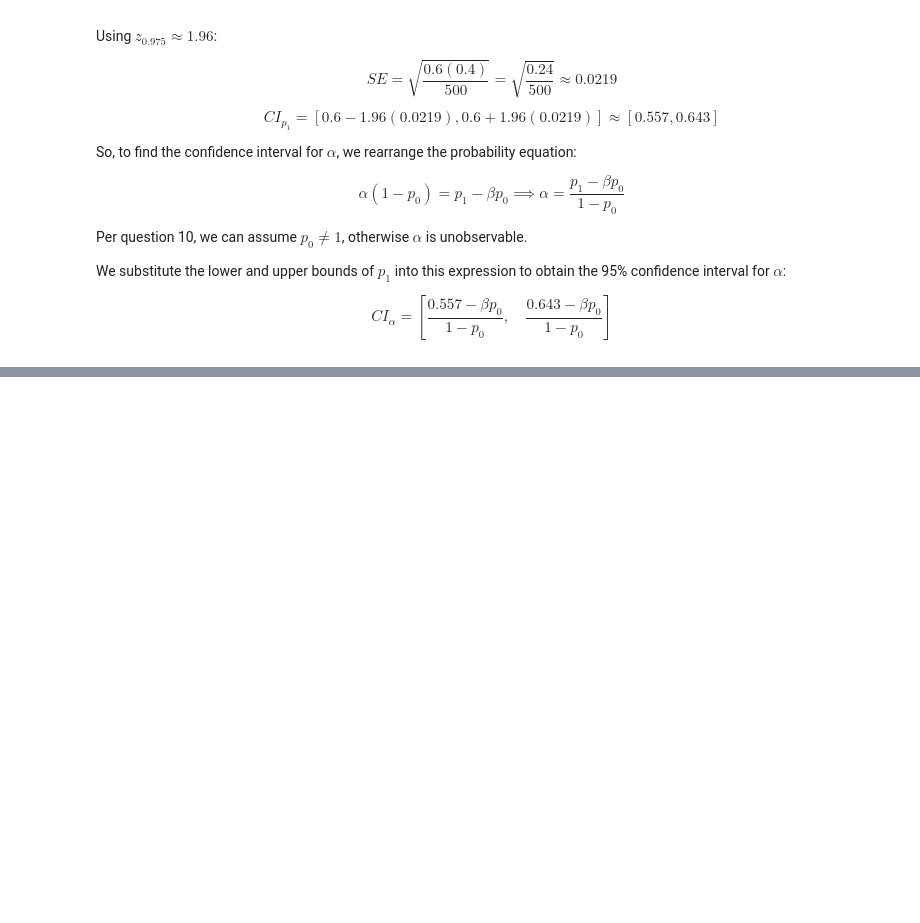
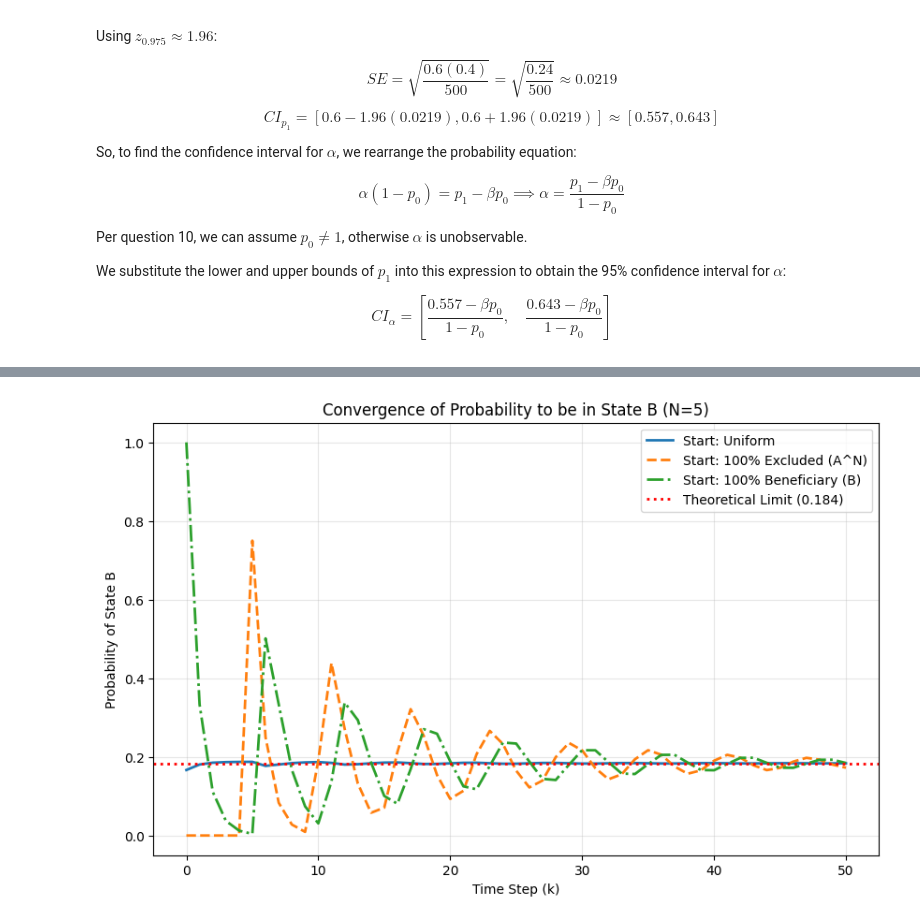
Before and after one commit to sanchitram1/241-project, a Jupyter notebook: main.ipynb, the cells around one changed output, grey strips where cells are left out. Drawn from its saved outputs; the diff is of its cells as text; code cells hidden in the pictures; blank space fills up the shorter version.

```diff
--- a/main.ipynb
+++ b/main.ipynb
@@ -567,0 +798,79 @@ $$
+# %%
+n = 5
+alpha = 1 / 3
+beta = 3 / 4
+steps = 50
+
+# let's run three cases: uniform, A^N, and B
+
+# Case 1: Uniform Start (1/(N+1) everywhere)
+pi_0_uniform = np.ones(n + 1) / (n + 1)
+
+# Case 2: Worst Case Start (100% in A^N - newly excluded)
+pi_0_excluded = np.zeros(n + 1)
+pi_0_excluded[n] = 1.0
+
+# Case 3: Best Case Start (100% in B - beneficiary)
+pi_0_beneficiary = np.zeros(n + 1)
+pi_0_beneficiary[0] = 1.0
+
+# Run Simulations
+hist_uniform, final_uniform = financial_agent_fixed_exclusion(
+    N=n,
+    alpha=alpha,
+    beta=beta,
+    pi_0=pi_0_uniform,
+    n_steps=steps,
+)
+
+hist_excluded, final_excluded = financial_agent_fixed_exclusion(
+    N=n,
+    alpha=alpha,
+    beta=beta,
+    pi_0=pi_0_excluded,
+    n_steps=steps,
+)
+
+hist_beneficiary, final_beneficiary = financial_agent_fixed_exclusion(
+    N=n,
+    alpha=alpha,
+    beta=beta,
+    pi_0=pi_0_beneficiary,
+    n_steps=steps,
+)
+
+# Theoretical Value (for validation)
+# pi_B = beta / (beta + N(1-alpha))
+denom = beta + n * (1 - alpha)
+theo_pi_B = beta / denom
+
+# Plot
+plt.figure(figsize=(10, 6))
+
+plt.plot(hist_uniform, label="Start: Uniform", linestyle="-", linewidth=2)
+plt.plot(hist_excluded, label="Start: 100% Excluded (A^N)", linestyle="--", linewidth=2)
+plt.plot(
+    hist_beneficiary, label="Start: 100% Beneficiary (B)", linestyle="-.", linewidth=2
+)
+
+plt.axhline(
+    y=theo_pi_B,
+    color="red",
+    linestyle=":",
+    linewidth=2,
+    label=f"Theoretical Limit ({theo_pi_B:.3f})",
+)
+
+plt.title(f"Convergence of Probability to be in State B (N={n})")
+plt.xlabel("Time Step (k)")
+plt.ylabel("Probability of State B")
+plt.legend()
+plt.grid(True, alpha=0.3)
+plt.show()
+
+# Print numerical check
+print(f"Final Uniform: {final_uniform[0]:.4f}")
+print(f"Final Excluded: {final_excluded[0]:.4f}")
+print(f"Theoretical: {theo_pi_B:.4f}")
+# %% [output]
+[figure, added]
```
Also changed, not shown: parts of 13 cells of this notebook.
